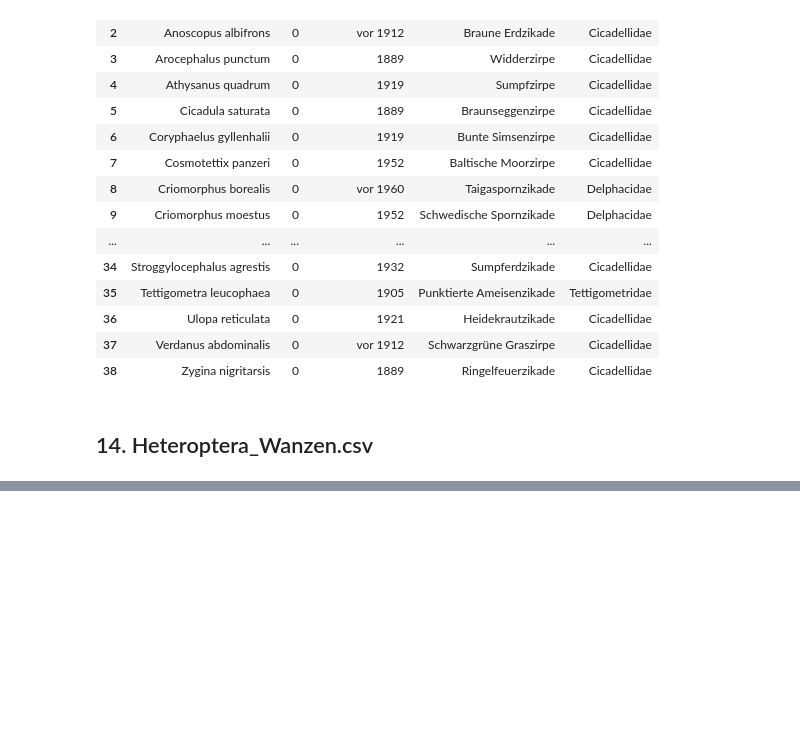
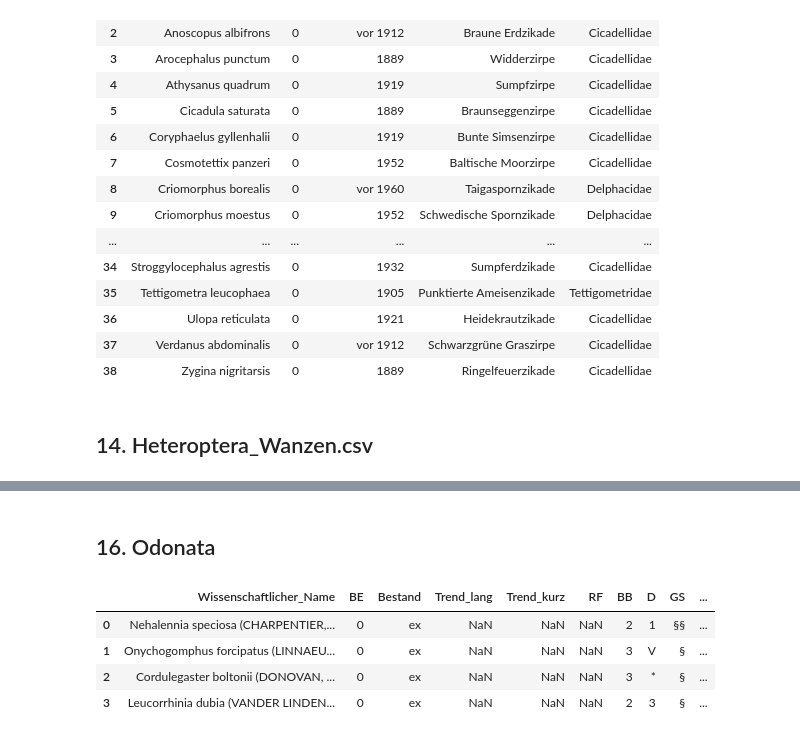
Before and after one commit to Zzzhenya/Berlin-red-list, a Jupyter notebook: Transformation/Raw_csv/Insecta.ipynb, the cells around one changed output, grey strips where cells are left out. Drawn from its saved outputs; the diff is of its cells as text; code cells hidden in the pictures; blank space fills up the shorter version.

```diff
--- a/Transformation/Raw_csv/Insecta.ipynb
+++ b/Transformation/Raw_csv/Insecta.ipynb
@@ -1851,0 +2072,13 @@ df.to_csv('../../Transformation/Data_cleaning_step1/Zikaden.csv',
+# %% [markdown]
+## 16. Odonata
+# %%
+# Read file into dataframe
+
+df = pd.read_csv('Odonata.csv')
+df.head()
+# %% [output]
+|  | Wissenschaftlicher_Name | BE | Bestand | Trend_lang | Trend_kurz | RF | BB | D | GS | ... |
+| 0 | Nehalennia speciosa (CHARPENTIER,... | 0 | ex | NaN | NaN | NaN | 2 | 1 | §§ | ... |
+| 1 | Onychogomphus forcipatus (LINNAEU... | 0 | ex | NaN | NaN | NaN | 3 | V | § | ... |
+| 2 | Cordulegaster boltonii (DONOVAN, ... | 0 | ex | NaN | NaN | NaN | 3 | * | § | ... |
+| 3 | Leucorrhinia dubia (VANDER LINDEN... | 0 | ex | NaN | NaN | NaN | 2 | 3 | § | ... |
```
Also changed, not shown: parts of 70 cells of this notebook.
